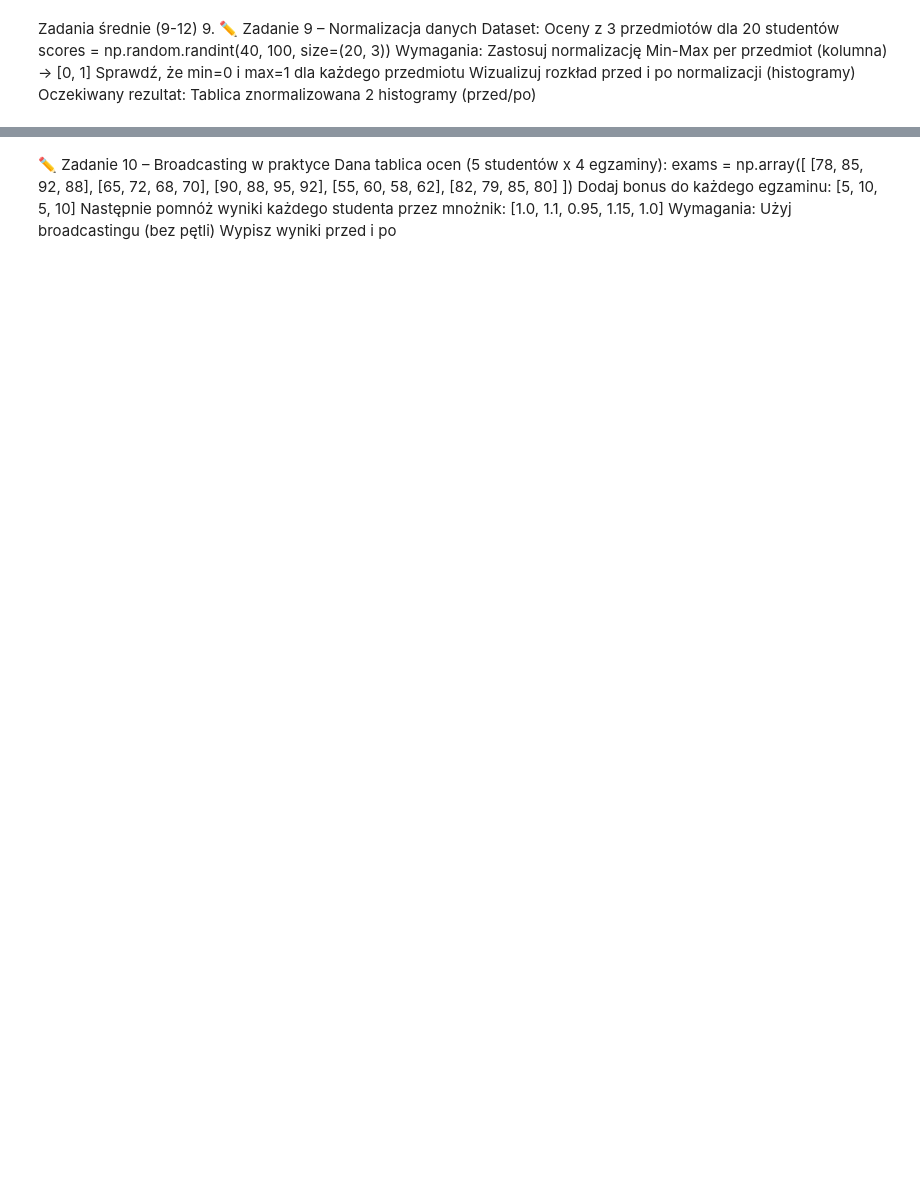
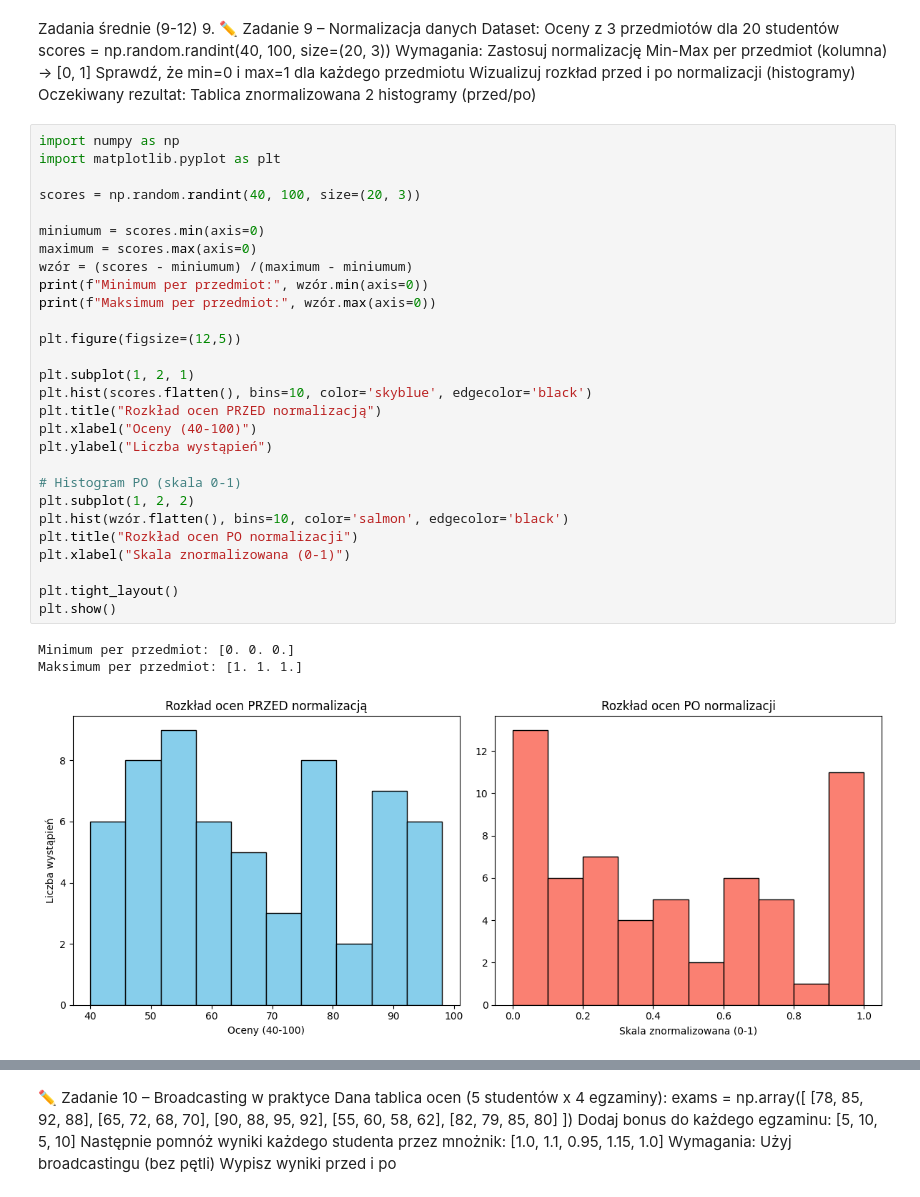
Before and after one commit to EwelinaNiewczas00/end-to-end-data-science, a Jupyter notebook: Prace_Domowe/Ćwiczenia_10.ipynb, the cells around one changed output, grey strips where cells are left out. Cells and saved outputs as stored; diff of their text form; blank space fills up the shorter version.

```diff
--- a/Prace_Domowe/Ćwiczenia_10.ipynb
+++ b/Prace_Domowe/Ćwiczenia_10.ipynb
@@ -1072,3 +1336,35 @@ Wizualizuj rozkład przed i po normalizacji (histogramy)
 Oczekiwany rezultat:
 Tablica znormalizowana
 2 histogramy (przed/po)
+# %%
+import numpy as np
+import matplotlib.pyplot as plt
+
+scores = np.random.randint(40, 100, size=(20, 3))
+
+miniumum = scores.min(axis=0)
+maximum = scores.max(axis=0)
+wzór = (scores - miniumum) /(maximum - miniumum)
+print(f"Minimum per przedmiot:", wzór.min(axis=0))
+print(f"Maksimum per przedmiot:", wzór.max(axis=0))
+
+plt.figure(figsize=(12,5))
+
+plt.subplot(1, 2, 1)
+plt.hist(scores.flatten(), bins=10, color='skyblue', edgecolor='black')
+plt.title("Rozkład ocen PRZED normalizacją")
+plt.xlabel("Oceny (40-100)")
+plt.ylabel("Liczba wystąpień")
+
+# Histogram PO (skala 0-1)
+plt.subplot(1, 2, 2)
+plt.hist(wzór.flatten(), bins=10, color='salmon', edgecolor='black')
+plt.title("Rozkład ocen PO normalizacji")
+plt.xlabel("Skala znormalizowana (0-1)")
+
+plt.tight_layout()
+plt.show()
+# %% [output]
+Minimum per przedmiot: [0. 0. 0.]
+Maksimum per przedmiot: [1. 1. 1.]
+[figure, added]
```
Also changed, not shown: parts of 14 cells of this notebook.
